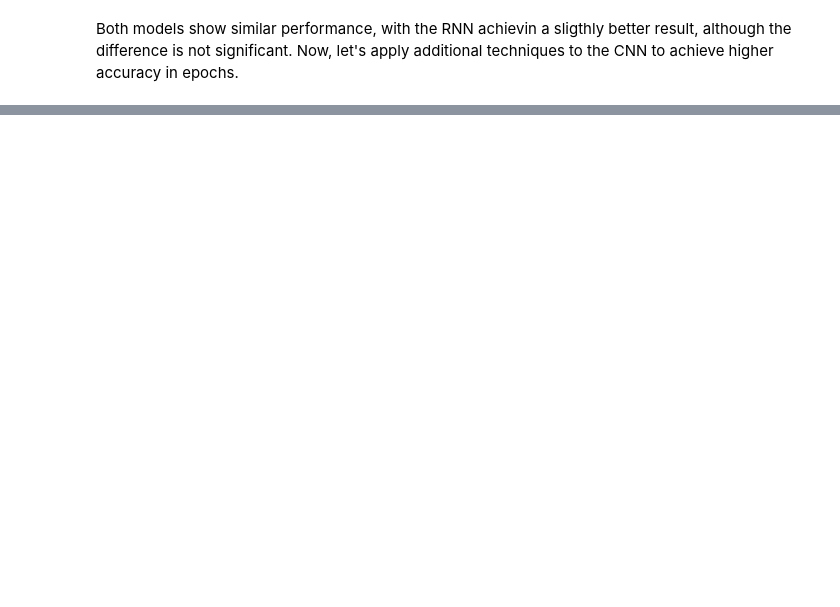
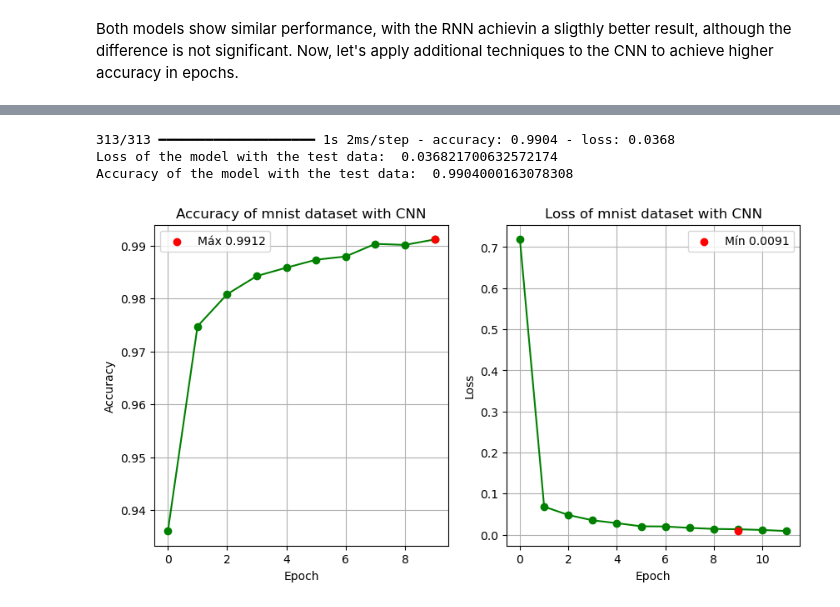
Before and after one commit to Miguel9Angel/Convolutional-Neural-Network, a Jupyter notebook: notebooks/testing_models.ipynb, the cells around one changed output, grey strips where cells are left out. Cells and saved outputs as stored; diff of their text form; code cells hidden in the pictures; blank space fills up the shorter version.

```diff
--- a/notebooks/testing_models.ipynb
+++ b/notebooks/testing_models.ipynb
@@ -265,0 +249,19 @@ Both models show similar performance, with the RNN achievin a sligthly better re
+# %%
+inputs = keras.Input(shape=(28, 28, 1))
+x = layers.Conv2D(filters=4, kernel_size=3, activation='relu')(inputs)
+x = layers.BatchNormalization()(x)
+x = layers.MaxPooling2D(pool_size=2)(x)
+x = layers.Conv2D(filters=64, kernel_size=3, activation='relu')(x)
+x = layers.BatchNormalization()(x)
+x = layers.MaxPooling2D(pool_size=2)(x)
+x = layers.Dropout(0.25)(x)
+x = layers.Flatten()(x)
+x = layers.Dense(128, activation='relu')(x)
+x = layers.Dropout(0.25)(x)
+outputs = layers.Dense(10, activation='softmax')(x)
+model_3 = keras.Model(inputs=inputs, outputs=outputs)
+# %%
+model_3.compile(optimizer='Adam',
+                loss='sparse_categorical_crossentropy',
+                metrics=['accuracy'])
+model_3_metrics = model_3.fit(train_images, train_labels, epochs=10 ,batch_size=64)
@@ -265,0 +289,36 @@ Both models show similar performance, with the RNN achievin a sligthly better re
+# %%
+test_loss_3,  test_accu_3 = model_3.evaluate(test_images, test_labels)
+print('Loss of the model with the test data: ', test_loss_3)
+print('Accuracy of the model with the test data: ', test_accu_3)
+# %% [output]
+313/313 ━━━━━━━━━━━━━━━━━━━━ 1s 2ms/step - accuracy: 0.9904 - loss: 0.0368
+Loss of the model with the test data:  0.036821700632572174
+Accuracy of the model with the test data:  0.9904000163078308
+# %%
+accu_model_3 = model_3_metrics.history['accuracy']
+loss_model_3 = model_3_metrics.history['loss']
+idx_max_acc = np.argmax(accu_model_3)
+idx_min_loss = np.argmin(loss_model_3)
+max_acc3 = round(accu_model_3[idx_max_acc],4)
+min_loss3 = round(loss_model_3[idx_min_loss],4)
+# %%
+fig, (ax1, ax2) = plt.subplots(1,2, figsize=(10,5))
+
+ax1.plot(accu_model_3, marker='o', linestyle='-', color='g')
+ax1.scatter(idx_max_acc, max_acc3, color="red", zorder=5, label=f"Máx {max_acc3}")
+ax1.set_title('Accuracy of mnist dataset with CNN')
+ax1.set_xlabel('Epoch')
+ax1.set_ylabel('Accuracy')
+ax1.legend()
+ax1.grid(True)
+
+ax2.plot(loss_model_conv, marker='o', linestyle='-', color='g')
+ax2.scatter(idx_min_loss, min_loss, color="red", zorder=5, label=f"Mín {min_loss}")
+ax2.set_title('Loss of mnist dataset with CNN')
+ax2.set_xlabel('Epoch')
+ax2.set_ylabel('Loss')
+ax2.legend()
+ax2.grid(True)
+plt.show()
+# %% [output]
+[figure, added]
```
Also changed, not shown: parts of 17 cells of this notebook.
